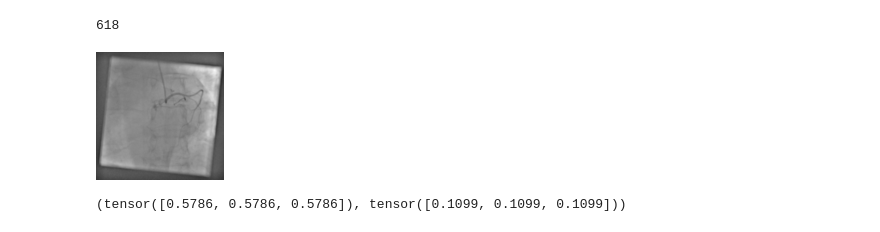
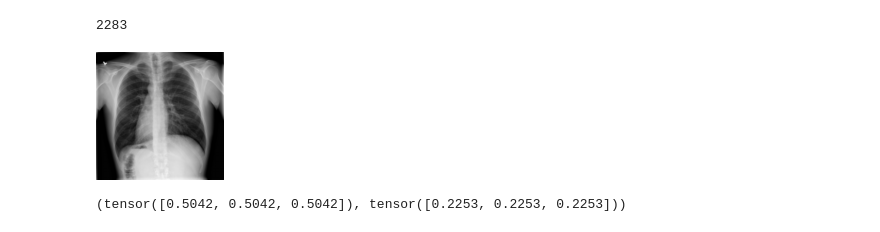
Before and after one commit to Kemsekov/Image-Diffusion, a Jupyter notebook: diffusion.ipynb, the cells around one changed output. Saved outputs shown, nothing was run; the diff lists cells and outputs as text; code cells hidden in the pictures.

```diff
--- a/diffusion.ipynb
+++ b/diffusion.ipynb
@@ -9,6 +13,7 @@ import random
 from kemsekov_torch.train import split_dataset
 import torchvision.transforms as T
 
+# if some images have alpha we replace it with zeros
 def process_alpha_image(img):
     # Open the image and convert to RGB from RGBA
     img_array = np.array(img)
@@ -28,6 +33,7 @@ def process_alpha_image(img):
 
     # Convert back to PIL Image and return
     return PIL.Image.fromarray(new_img_array)
+
 class JustImagesDataset(torch.utils.data.Dataset):
     def __init__(self, images_folder, image_transform=None):
         super().__init__()
@@ -43,37 +49,38 @@ class JustImagesDataset(torch.utils.data.Dataset):
         im = process_alpha_image(im)
         im = self.transform(im)
         return im, ''
 
     def __len__(self): return len(self.images)
 
+# if some images are grayscale we map them to grayscale rgb
 def add_dim(x):
     if len(x.shape)<3: return x[None,:][[0,0,0]]
     if x.shape[0]==1: return x[[0,0,0]]
     return x
 
 IM_SIZE=128
 transform = T.Compose([
     T.ToTensor(),
     T.RandomHorizontalFlip(),
     T.Resize(IM_SIZE),
     T.RandomCrop((IM_SIZE,IM_SIZE)),
     T.Lambda(add_dim)
 ])
 
-PATH_TO_IMAGES='/home/vlad/Documents/segmentation_dataset/source/'
+PATH_TO_IMAGES='/home/vlad/Documents/image-classification/lungs_normal/'
 dataset = JustImagesDataset(PATH_TO_IMAGES,transform)
 
 batch_size=32
-train_dataset,test_dataset,train_loader, test_loader = split_dataset(dataset,batch_size=batch_size,test_size=0.01)
+train_dataset,test_dataset,train_loader, test_loader = split_dataset(dataset,batch_size=batch_size,test_size=0.05)
 
 ind = random.randint(0,len(dataset)-1)
 # ind = 315
 im,desc = dataset[ind]
 print(ind,desc)
 display(T.ToPILImage()(im))
 # %% [output]
-618
+2283
-[figure, old version]
+[figure, new version]
 # %%
 # define diffusion model
 from kemsekov_torch.diffusion import DiffusionUtils, sample
@@ -243,7 +244,7 @@ diff = Diffusion(in_channels,768,max_timesteps=512)
 denoised = sample(diff,(1,in_channels,32,32),128)
 pred_noise = diff(s,timestep)
 # %%
-# compute dataset mean and std
+# compute dataset images mean and std, so we can better rescale inputs to diffusion model
 means = []
 stds = []
 for b in train_loader:
@@ -257,7 +258,7 @@ for b in train_loader:
 images_mean,images_std = torch.stack(means).mean(0),torch.stack(stds).mean(0)
 images_mean.flatten(),images_std.flatten()
 # %% [output]
-(tensor([0.5786, 0.5786, 0.5786]), tensor([0.1099, 0.1099, 0.1099]))
+(tensor([0.5042, 0.5042, 0.5042]), tensor([0.2253, 0.2253, 0.2253]))
 # %%
 from kemsekov_torch.train import *
 import warnings
```
Also changed, not shown: parts of 5 cells of this notebook, 1 other file.
